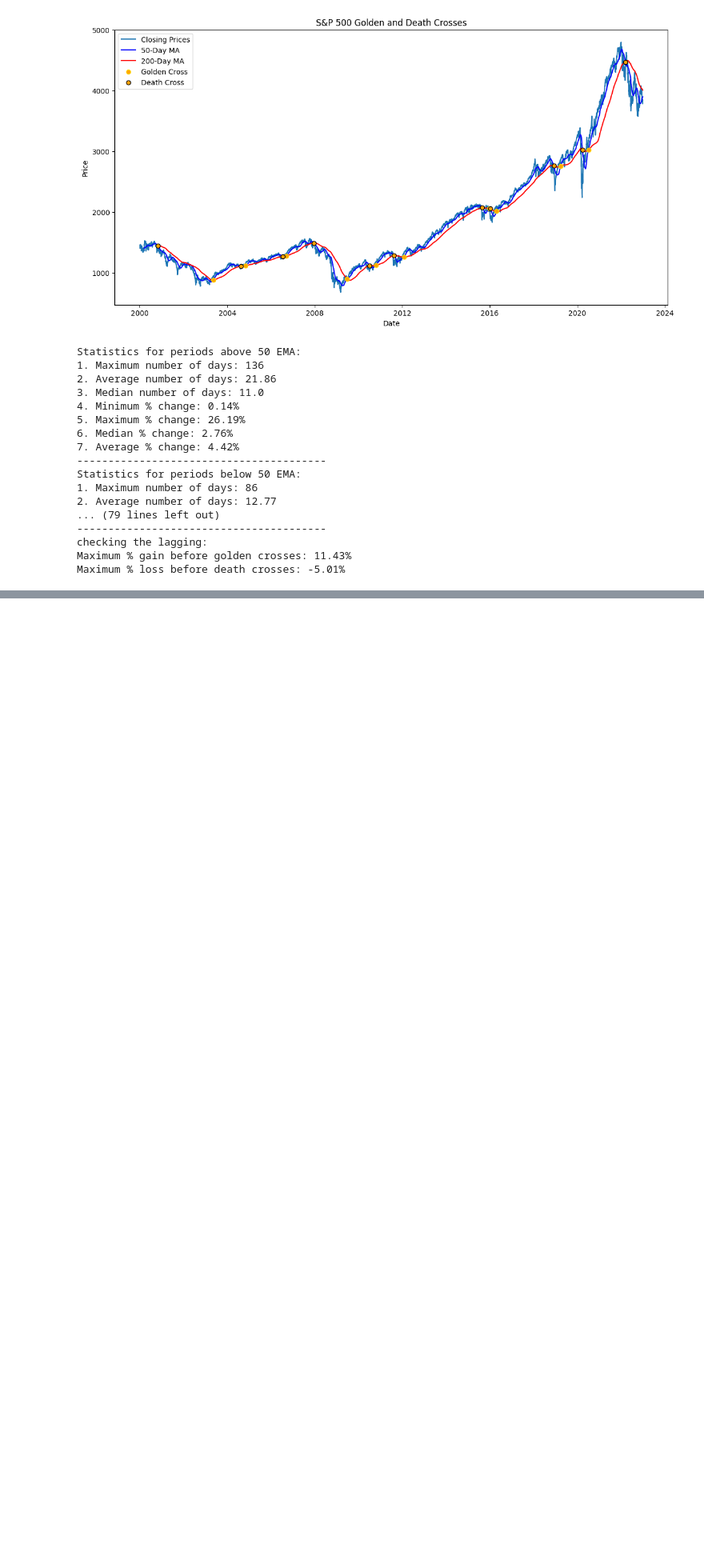
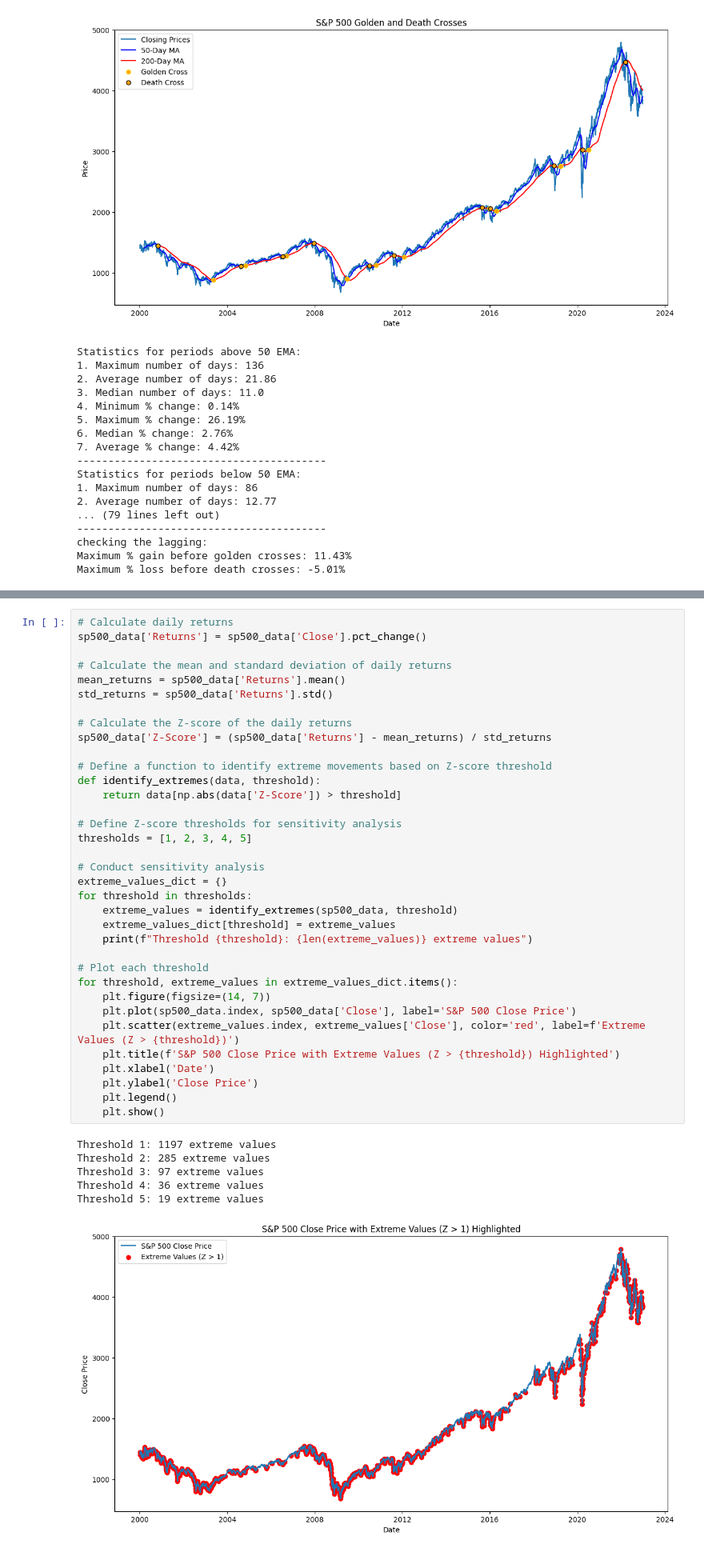
Before and after one commit to alikazemi8/Computer-Tools-Project, a Jupyter notebook: Trend analysis.ipynb, the cells around one changed output, grey strips where cells are left out. Shown at 80% size. Cells and saved outputs as stored; diff of their text form; blank space fills up the shorter version.

Commit message:
Added analysis on Volatility, Sensitivity and Technical indicators - First Draft

```diff
--- a/Trend analysis.ipynb
+++ b/Trend analysis.ipynb
@@ -304,0 +478,42 @@ Maximum % loss before death crosses: -5.01%
+# %%
+# Calculate daily returns
+sp500_data['Returns'] = sp500_data['Close'].pct_change()
+
+# Calculate the mean and standard deviation of daily returns
+mean_returns = sp500_data['Returns'].mean()
+std_returns = sp500_data['Returns'].std()
+
+# Calculate the Z-score of the daily returns
+sp500_data['Z-Score'] = (sp500_data['Returns'] - mean_returns) / std_returns
+
+# Define a function to identify extreme movements based on Z-score threshold
+def identify_extremes(data, threshold):
+    return data[np.abs(data['Z-Score']) > threshold]
+
+# Define Z-score thresholds for sensitivity analysis
+thresholds = [1, 2, 3, 4, 5]
+
+# Conduct sensitivity analysis
+extreme_values_dict = {}
+for threshold in thresholds:
+    extreme_values = identify_extremes(sp500_data, threshold)
+    extreme_values_dict[threshold] = extreme_values
+    print(f"Threshold {threshold}: {len(extreme_values)} extreme values")
+
+# Plot each threshold
+for threshold, extreme_values in extreme_values_dict.items():
+    plt.figure(figsize=(14, 7))
+    plt.plot(sp500_data.index, sp500_data['Close'], label='S&P 500 Close Price')
+    plt.scatter(extreme_values.index, extreme_values['Close'], color='red', label=f'Extreme Values (Z > {threshold})')
+    plt.title(f'S&P 500 Close Price with Extreme Values (Z > {threshold}) Highlighted')
+    plt.xlabel('Date')
+    plt.ylabel('Close Price')
+    plt.legend()
+    plt.show()
+# %% [output]
+Threshold 1: 1197 extreme values
+Threshold 2: 285 extreme values
+Threshold 3: 97 extreme values
+Threshold 4: 36 extreme values
+Threshold 5: 19 extreme values
+[figure, added]
```
Also changed, not shown: parts of 3 cells of this notebook.
